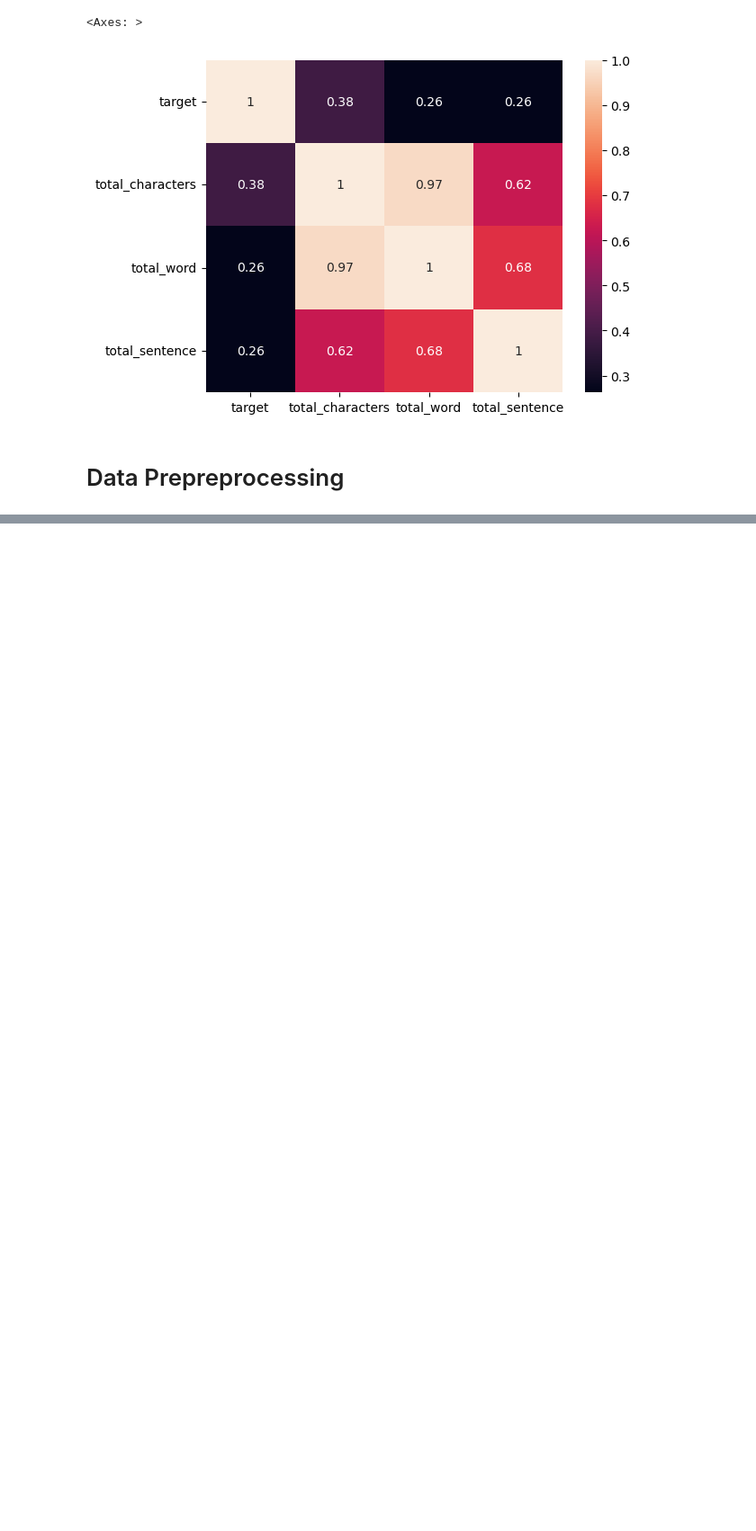
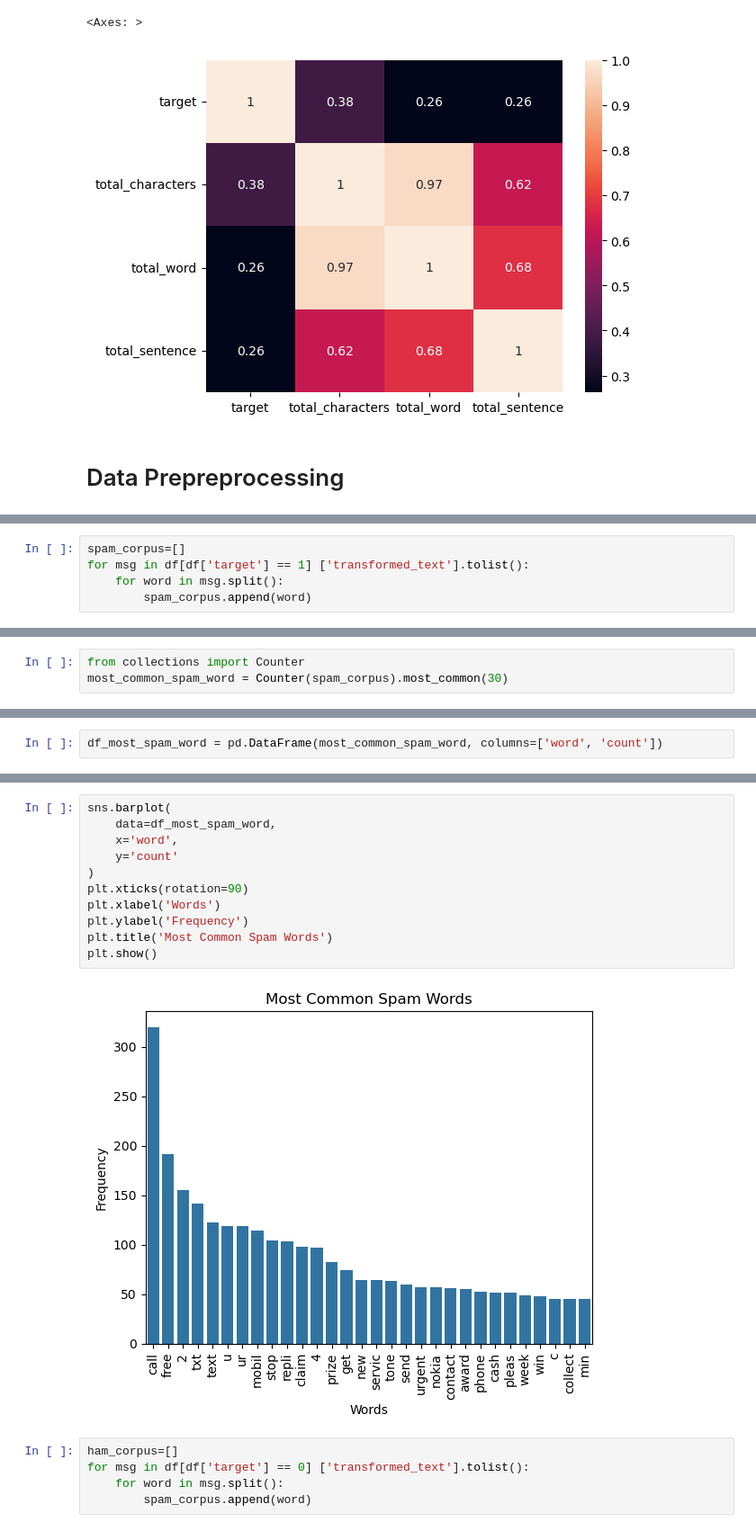
Before and after one commit to milanrai14/sms-spam-detection, a Jupyter notebook: notebook/sms_spam_detection.ipynb, the cells around one changed output, grey strips where cells are left out. Shown at 90% size. Cells and saved outputs as stored; diff of their text form; blank space fills up the shorter version.

```diff
--- a/notebook/sms_spam_detection.ipynb
+++ b/notebook/sms_spam_detection.ipynb
@@ -338,0 +484,5 @@ transform_text('Hi hello')
+# %%
+spam_corpus=[]
+for msg in df[df['target'] == 1] ['transformed_text'].tolist():
+    for word in msg.split():
+        spam_corpus.append(word)
@@ -338,0 +513,3 @@ transform_text('Hi hello')
+# %%
+from collections import Counter
+most_common_spam_word = Counter(spam_corpus).most_common(30)
@@ -338,0 +536,2 @@ transform_text('Hi hello')
+# %%
+df_most_spam_word = pd.DataFrame(most_common_spam_word, columns=['word', 'count'])
@@ -338,0 +558,18 @@ transform_text('Hi hello')
+# %%
+sns.barplot(
+    data=df_most_spam_word,
+    x='word',
+    y='count'
+)
+plt.xticks(rotation=90)
+plt.xlabel('Words')
+plt.ylabel('Frequency')
+plt.title('Most Common Spam Words')
+plt.show()
+# %% [output]
+[figure, added]
+# %%
+ham_corpus=[]
+for msg in df[df['target'] == 0] ['transformed_text'].tolist():
+    for word in msg.split():
+        spam_corpus.append(word)
```
Also changed, not shown: parts of 22 cells of this notebook.
